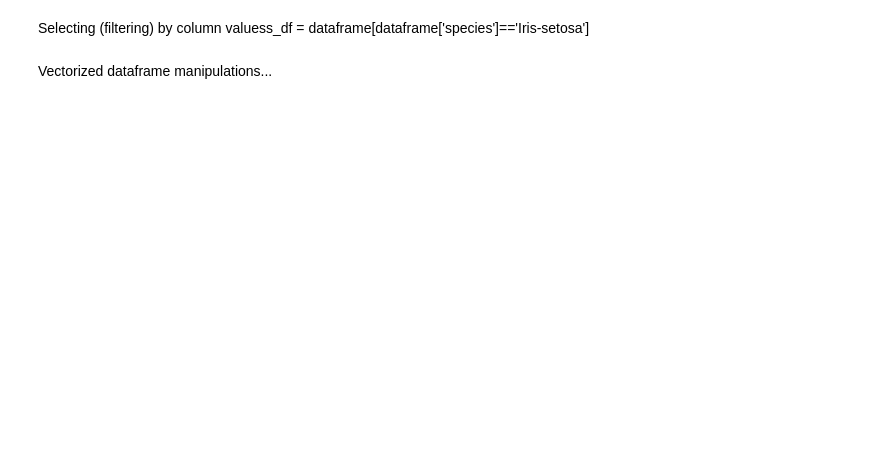
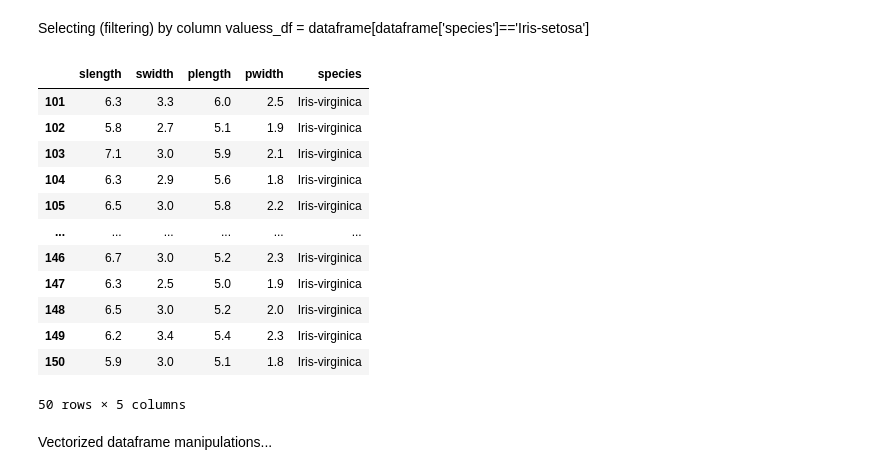
Before and after one commit to sigvehaug/CAS-Applied-Data-Science, a Jupyter notebook: Module-1/M1-D1-DM.ipynb, the cells around one changed output. Drawn from its saved outputs; the diff is of its cells as text; code cells hidden in the pictures; blank space fills up the shorter version.

```diff
--- a/Module-1/M1-D1-DM.ipynb
+++ b/Module-1/M1-D1-DM.ipynb
@@ -247,3 +241,19 @@ s_df = dataframe[dataframe['species']=='Iris-virginica']
+# %%
+s_df
+# %% [output]
+|  | slength | swidth | plength | pwidth | species |
+| 101 | 6.3 | 3.3 | 6.0 | 2.5 | Iris-virginica |
+| 102 | 5.8 | 2.7 | 5.1 | 1.9 | Iris-virginica |
+| 103 | 7.1 | 3.0 | 5.9 | 2.1 | Iris-virginica |
+| 104 | 6.3 | 2.9 | 5.6 | 1.8 | Iris-virginica |
+| 105 | 6.5 | 3.0 | 5.8 | 2.2 | Iris-virginica |
+| ... | ... | ... | ... | ... | ... |
+| 146 | 6.7 | 3.0 | 5.2 | 2.3 | Iris-virginica |
+| 147 | 6.3 | 2.5 | 5.0 | 1.9 | Iris-virginica |
+| 148 | 6.5 | 3.0 | 5.2 | 2.0 | Iris-virginica |
+| 149 | 6.2 | 3.4 | 5.4 | 2.3 | Iris-virginica |
+| 150 | 5.9 | 3.0 | 5.1 | 1.8 | Iris-virginica |
+50 rows × 5 columns
 # %% [markdown]
 Vectorized dataframe manipulations...
 # %%
```
Also changed, not shown: parts of 32 cells of this notebook.
